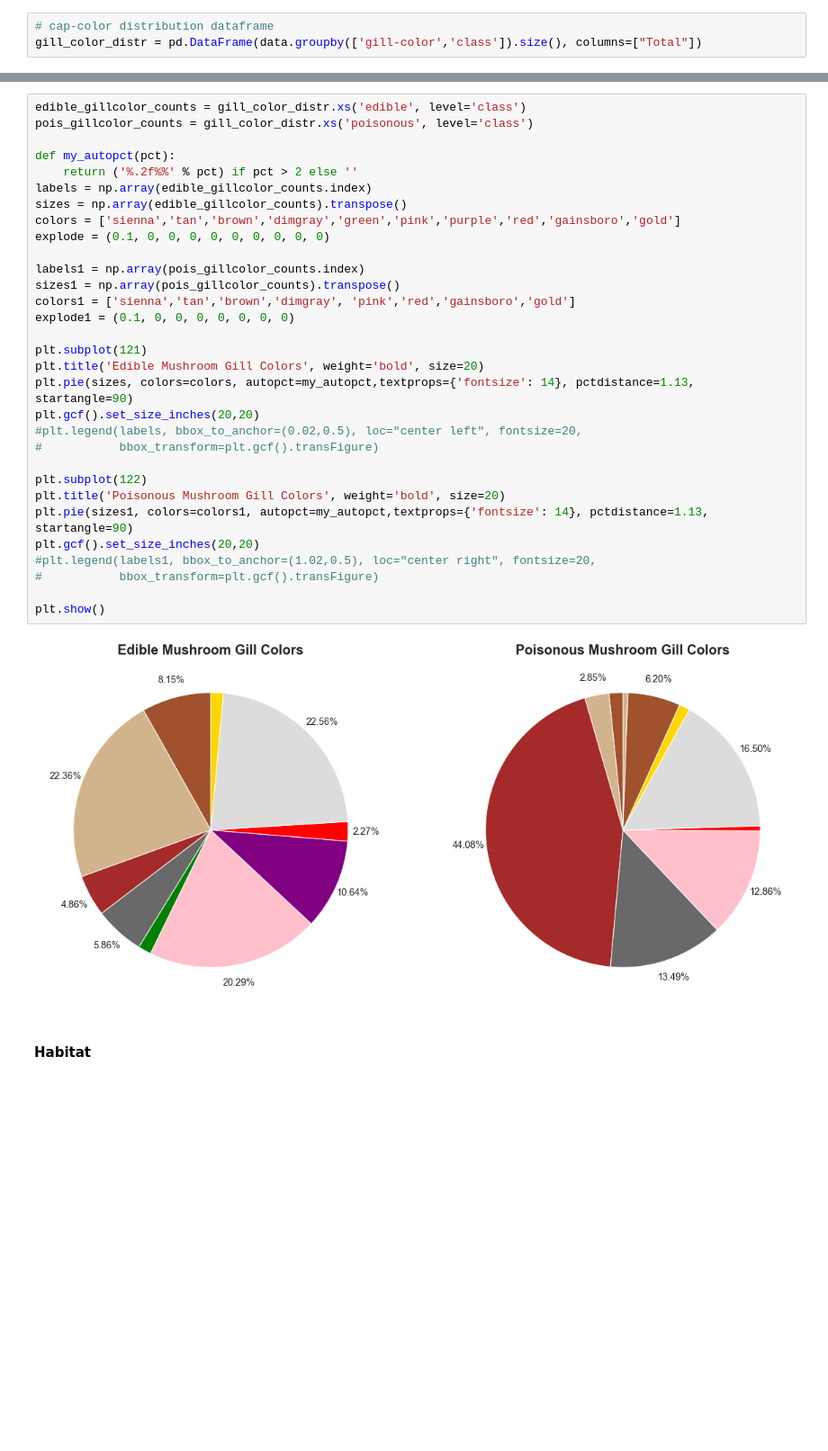
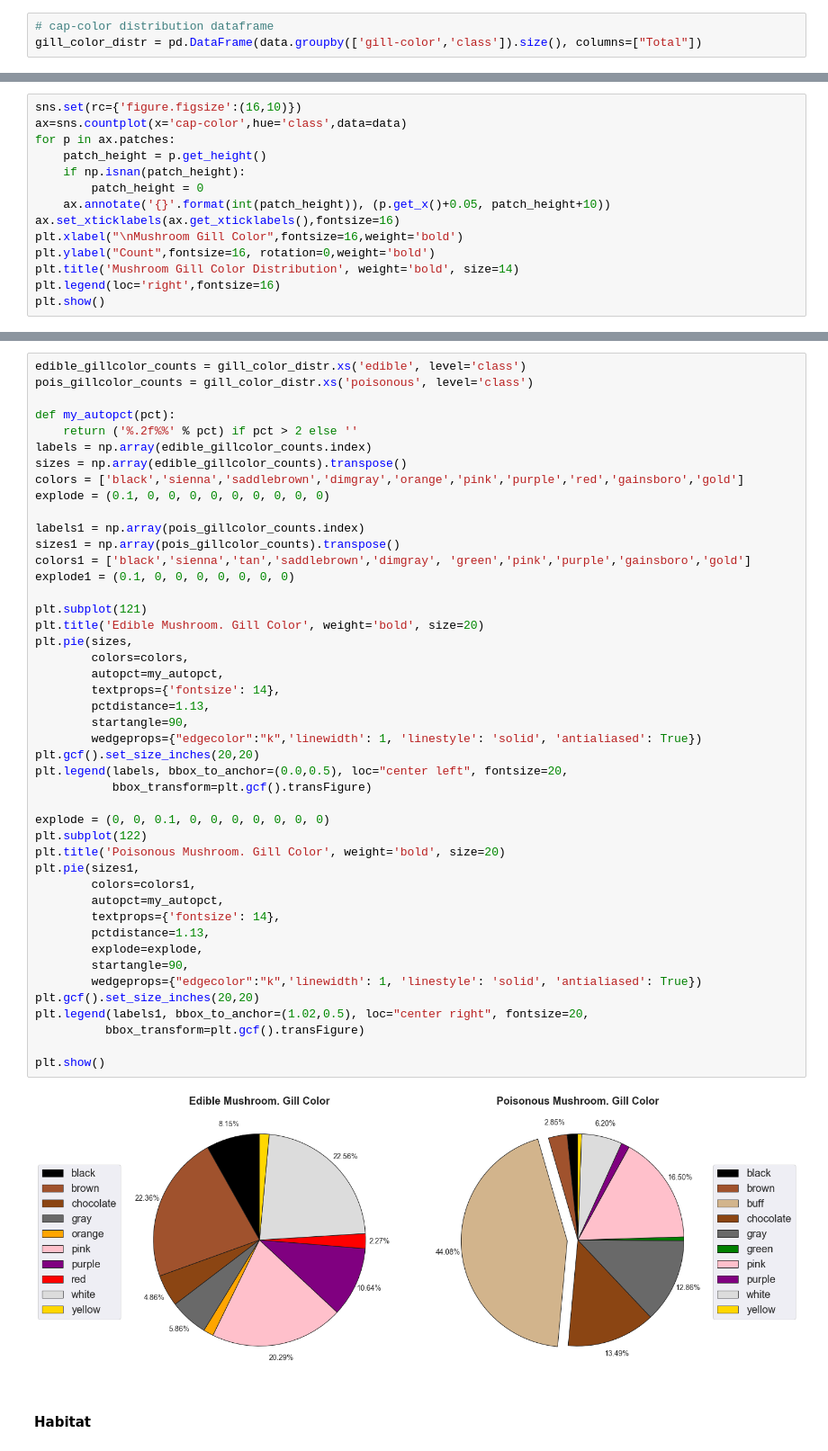
Before and after one commit to csun-data-science-bootcamp-20/Group9, a Jupyter notebook: Mushrooms.ipynb, the cells around one changed output, grey strips where cells are left out. Shown at 90% size. Cells and saved outputs as stored; diff of their text form; blank space fills up the shorter version.

```diff
--- a/Mushrooms.ipynb
+++ b/Mushrooms.ipynb
@@ -860,0 +857,14 @@ plt.show()
+# %%
+sns.set(rc={'figure.figsize':(16,10)})
+ax=sns.countplot(x='cap-color',hue='class',data=data)
+for p in ax.patches:
+    patch_height = p.get_height()
+    if np.isnan(patch_height):
+        patch_height = 0
+    ax.annotate('{}'.format(int(patch_height)), (p.get_x()+0.05, patch_height+10))
+ax.set_xticklabels(ax.get_xticklabels(),fontsize=16)
+plt.xlabel("\nMushroom Gill Color",fontsize=16,weight='bold')
+plt.ylabel("Count",fontsize=16, rotation=0,weight='bold')
+plt.title('Mushroom Gill Color Distribution', weight='bold', size=14)
+plt.legend(loc='right',fontsize=16)
+plt.show()
@@ -861,35 +873,49 @@ plt.show()
 # %%
 edible_gillcolor_counts = gill_color_distr.xs('edible', level='class')
 pois_gillcolor_counts = gill_color_distr.xs('poisonous', level='class')
 
 def my_autopct(pct):
     return ('%.2f%%' % pct) if pct > 2 else ''
 labels = np.array(edible_gillcolor_counts.index)
 sizes = np.array(edible_gillcolor_counts).transpose()
-colors = ['sienna','tan','brown','dimgray','green','pink','purple','red','gainsboro','gold']
+colors = ['black','sienna','saddlebrown','dimgray','orange','pink','purple','red','gainsboro','gold']
 explode = (0.1, 0, 0, 0, 0, 0, 0, 0, 0, 0)
 
 labels1 = np.array(pois_gillcolor_counts.index)
 sizes1 = np.array(pois_gillcolor_counts).transpose()
-colors1 = ['sienna','tan','brown','dimgray', 'pink','red','gainsboro','gold']
+colors1 = ['black','sienna','tan','saddlebrown','dimgray', 'green','pink','purple','gainsboro','gold']
 explode1 = (0.1, 0, 0, 0, 0, 0, 0, 0)
 
 plt.subplot(121)
-plt.title('Edible Mushroom Gill Colors', weight='bold', size=20)
-plt.pie(sizes, colors=colors, autopct=my_autopct,textprops={'fontsize': 14}, pctdistance=1.13, startangle=90)
+plt.title('Edible Mushroom. Gill Color', weight='bold', size=20)
+plt.pie(sizes,
+        colors=colors,
+        autopct=my_autopct,
+        textprops={'fontsize': 14},
+        pctdistance=1.13,
+        startangle=90,
+        wedgeprops={"edgecolor":"k",'linewidth': 1, 'linestyle': 'solid', 'antialiased': True})
 plt.gcf().set_size_inches(20,20)
-#plt.legend(labels, bbox_to_anchor=(0.02,0.5), loc="center left", fontsize=20,
-#           bbox_transform=plt.gcf().transFigure)
+plt.legend(labels, bbox_to_anchor=(0.0,0.5), loc="center left", fontsize=20,
+           bbox_transform=plt.gcf().transFigure)
 
+explode = (0, 0, 0.1, 0, 0, 0, 0, 0, 0, 0)
 plt.subplot(122)
-plt.title('Poisonous Mushroom Gill Colors', weight='bold', size=20)
-plt.pie(sizes1, colors=colors1, autopct=my_autopct,textprops={'fontsize': 14}, pctdistance=1.13, startangle=90)
+plt.title('Poisonous Mushroom. Gill Color', weight='bold', size=20)
+plt.pie(sizes1,
+        colors=colors1,
+        autopct=my_autopct,
+        textprops={'fontsize': 14},
+        pctdistance=1.13,
+        explode=explode,
+        startangle=90,
+        wedgeprops={"edgecolor":"k",'linewidth': 1, 'linestyle': 'solid', 'antialiased': True})
 plt.gcf().set_size_inches(20,20)
-#plt.legend(labels1, bbox_to_anchor=(1.02,0.5), loc="center right", fontsize=20,
-#           bbox_transform=plt.gcf().transFigure)
+plt.legend(labels1, bbox_to_anchor=(1.02,0.5), loc="center right", fontsize=20,
+          bbox_transform=plt.gcf().transFigure)
 
 plt.show()
 # %% [output]
-[figure, old version]
+[figure, new version]
 # %% [markdown]
 #### Habitat
```
Also changed, not shown: parts of 59 cells of this notebook.
